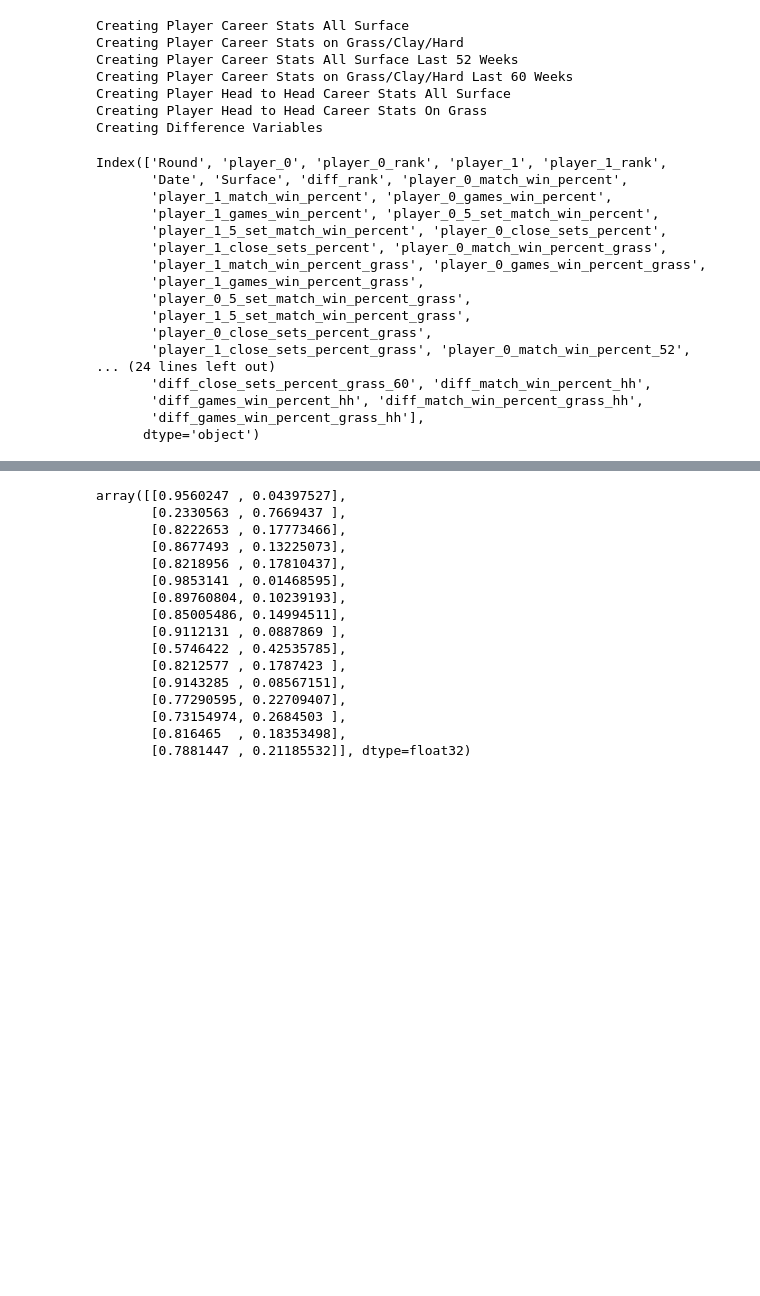
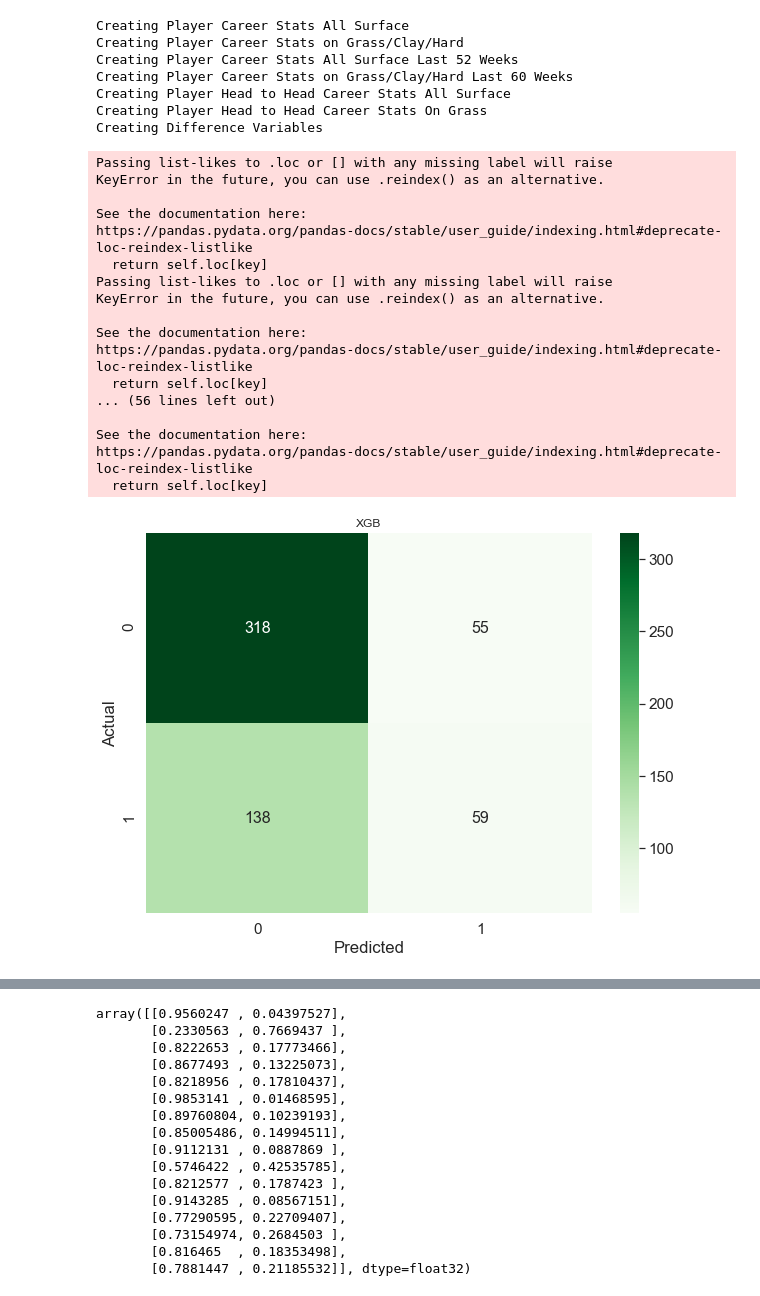
Before and after one commit to augiege/PHP2550, a Jupyter notebook: xgb_grass.ipynb, the cells around one changed output, grey strips where cells are left out. Drawn from its saved outputs; the diff is of its cells as text; code cells hidden in the pictures; blank space fills up the shorter version.

```diff
--- a/xgb_grass.ipynb
+++ b/xgb_grass.ipynb
@@ -7,6 +7,7 @@ from sklearn.ensemble import RandomForestClassifier
 from sklearn.metrics import *
 import xgboost as xgb
 import matplotlib.pyplot as plt
+plt.rcParams["figure.figsize"] = (25,10)
 import seaborn as sns
 from ipynb.fs.full.Performance_Utilities import calculate_optimal_threshold, print_metrics
 from utils.create_features_utils import *
@@ -70,23 +70,36 @@ Creating Player Career Stats on Grass/Clay/Hard Last 60 Weeks
 Creating Player Head to Head Career Stats All Surface
 Creating Player Head to Head Career Stats On Grass
 Creating Difference Variables
-# %%
-wimby_2019.columns
-# %% [output]
-Index(['Round', 'player_0', 'player_0_rank', 'player_1', 'player_1_rank',
-       'Date', 'Surface', 'diff_rank', 'player_0_match_win_percent',
-       'player_1_match_win_percent', 'player_0_games_win_percent',
-       'player_1_games_win_percent', 'player_0_5_set_match_win_percent',
-       'player_1_5_set_match_win_percent', 'player_0_close_sets_percent',
-       'player_1_close_sets_percent', 'player_0_match_win_percent_grass',
-       'player_1_match_win_percent_grass', 'player_0_games_win_percent_grass',
-       'player_1_games_win_percent_grass',
-       'player_0_5_set_match_win_percent_grass',
-       'player_1_5_set_match_win_percent_grass',
-       'player_0_close_sets_percent_grass',
-       'player_1_close_sets_percent_grass', 'player_0_match_win_percent_52',
-... (24 lines left out)
-       'diff_close_sets_percent_grass_60', 'diff_match_win_percent_hh',
-       'diff_games_win_percent_hh', 'diff_match_win_percent_grass_hh',
-       'diff_games_win_percent_grass_hh'],
-      dtype='object')
+# %%
+# XGBoost
+os.environ['KMP_DUPLICATE_LIB_OK'] = 'True'
+max_depth = [3, 5, 7, 10, 12, 14]
+auc_ls = []
+f1_ls = []
+
+for i in max_depth:
+    xgb_model = xgb.XGBClassifier(max_depth = i, nthread=-1)
+    xgb_model.fit(X_train, y_train)
+    auc = print_metrics(X_test, y_test, xgb_model, "XGB")[2]
+    f1 = print_metrics(X_test, y_test, xgb_model, "XGB")[3]
+    auc_ls.append(auc)
+    f1_ls.append(f1)
+# %% [output]
+Passing list-likes to .loc or [] with any missing label will raise
+KeyError in the future, you can use .reindex() as an alternative.
+
+See the documentation here:
+https://pandas.pydata.org/pandas-docs/stable/user_guide/indexing.html#deprecate-loc-reindex-listlike
+  return self.loc[key]
+Passing list-likes to .loc or [] with any missing label will raise
+KeyError in the future, you can use .reindex() as an alternative.
+
+See the documentation here:
+https://pandas.pydata.org/pandas-docs/stable/user_guide/indexing.html#deprecate-loc-reindex-listlike
+  return self.loc[key]
+... (56 lines left out)
+
+See the documentation here:
+https://pandas.pydata.org/pandas-docs/stable/user_guide/indexing.html#deprecate-loc-reindex-listlike
+  return self.loc[key]
+[figure, added]
```
Also changed, not shown: parts of 5 cells of this notebook, 2 other files.
